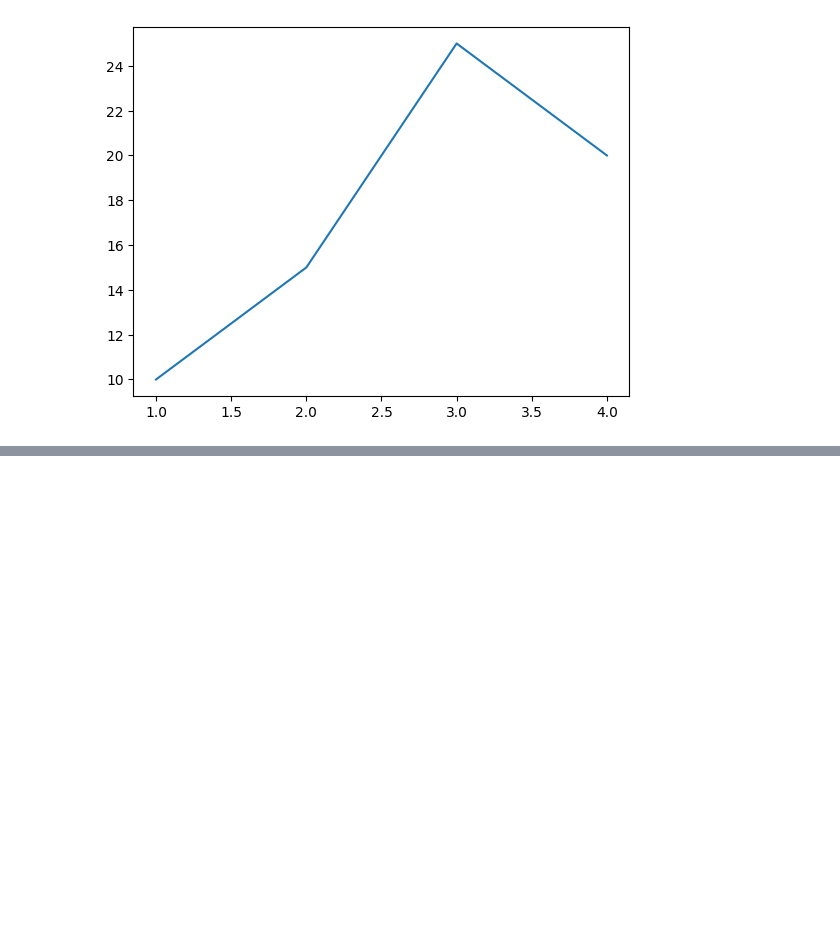
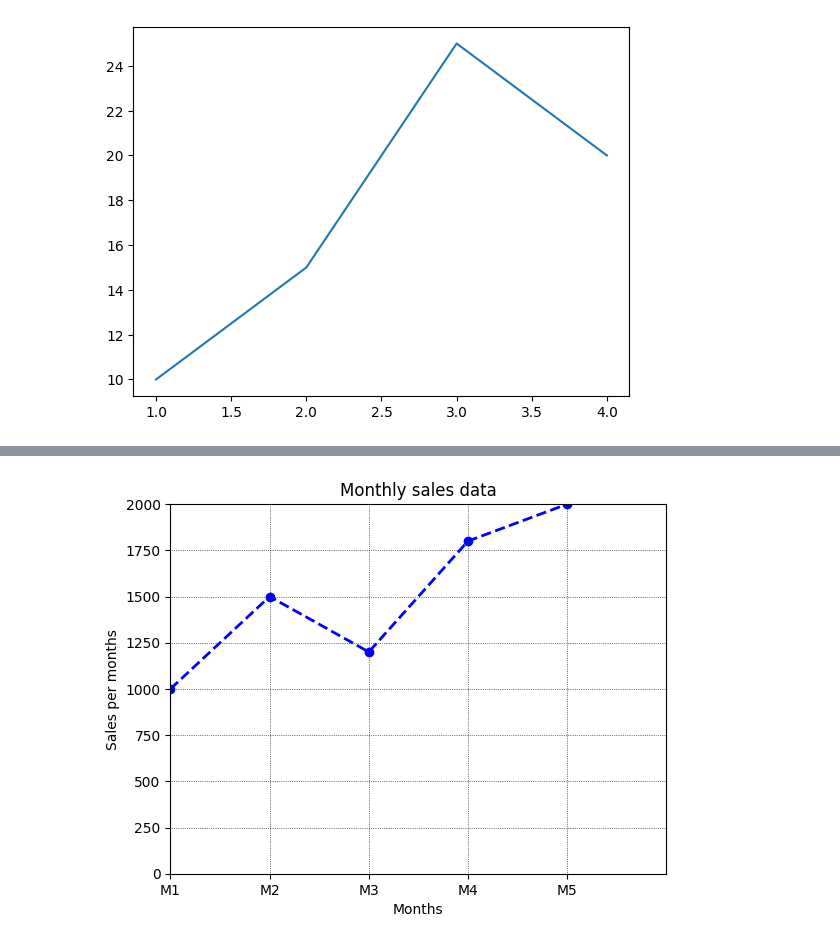
Before and after one commit to Saifabbas-0007/python-practice, a Jupyter notebook: Untitled.ipynb, the cells around one changed output, grey strips where cells are left out. Drawn from its saved outputs; the diff is of its cells as text; code cells hidden in the pictures; blank space fills up the shorter version.

```diff
--- a/Untitled.ipynb
+++ b/Untitled.ipynb
@@ -8,0 +20,16 @@ plt.show()
+# %%
+#plt.plot(x,y,color= 'color name',linestyle='linestyle',linewidth= value,marker='marker symbol',label='labelname')
+import matplotlib.pyplot as plt
+months = [1,2,3,4,5]
+sales = [1000,1500,1200,1800,2000]
+plt.plot(months,sales,color ='blue',linestyle ='--',linewidth = 2, marker = 'o',label = '2025 sales data')
+plt.xlabel('Months')
+plt.ylabel('Sales per months')
+plt.title('Monthly sales data')
+plt.grid(color='black',linestyle= ':',linewidth= 0.5)
+plt.xlim(1,6)
+plt.ylim(0,2000)
+plt.xticks([1,2,3,4,5],['M1','M2','M3','M4','M5'])
+plt.show()
+# %% [output]
+[figure, added]
```
Also changed, not shown: parts of 4 cells of this notebook, 1 other file.
